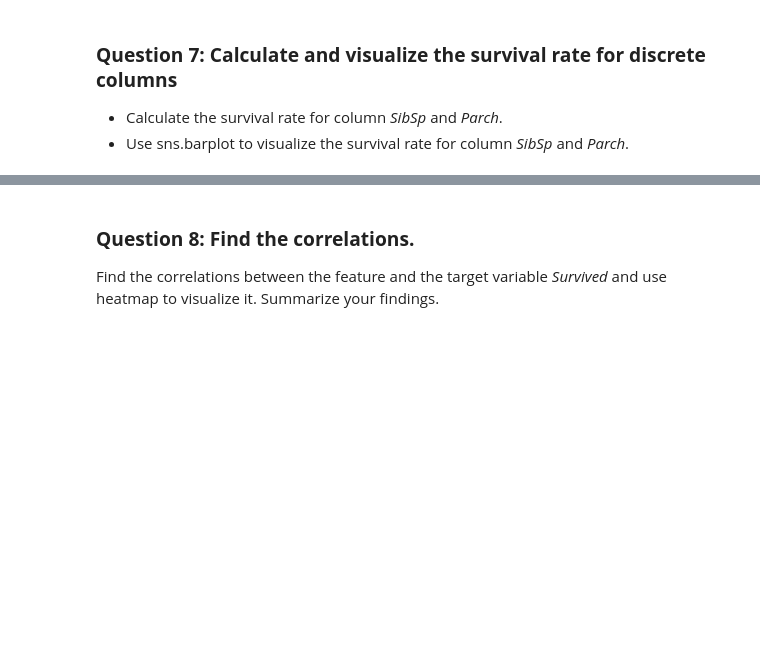
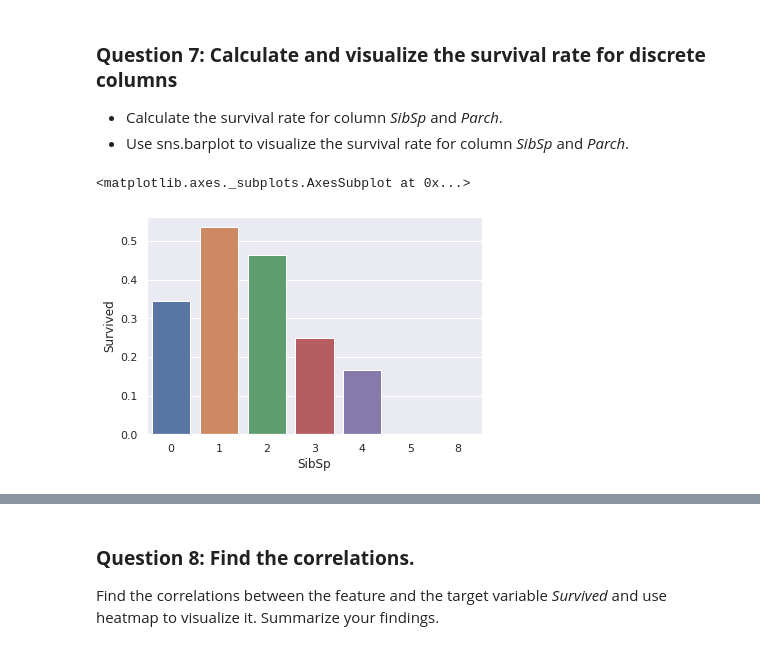
Before and after one commit to AnoVando/MSIS, a Jupyter notebook: MSIS522_Assignment1.ipynb, the cells around one changed output, grey strips where cells are left out. Saved outputs shown, nothing was run; the diff lists cells and outputs as text; code cells hidden in the pictures; blank space fills up the shorter version.

```diff
--- a/MSIS522_Assignment1.ipynb
+++ b/MSIS522_Assignment1.ipynb
@@ -152,0 +157,8 @@ Visualize the distribution of Column _Age_ for both survived and non-survived po
+# %%
+# TODO
+pivoted_sibsp = pd.pivot_table(titanic, index=["SibSp"], values=['Survived'])
+pivoted_sibsp = pivoted_sibsp.reset_index()
+sns.barplot(x='SibSp',y='Survived',data=pivoted_sibsp)
+# %% [output]
+<matplotlib.axes._subplots.AxesSubplot at 0x...>
+[figure, added]
```
Also changed, not shown: parts of 5 cells of this notebook.
